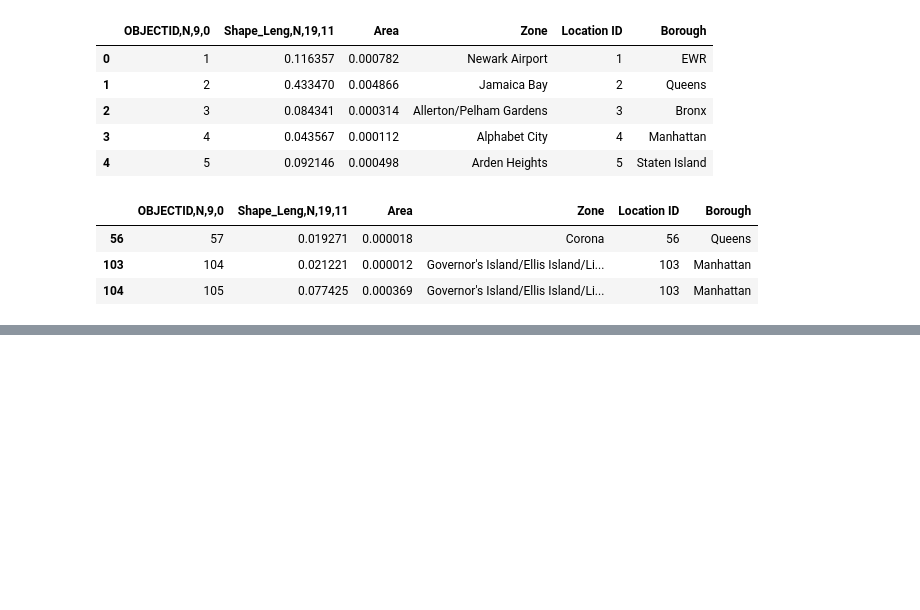
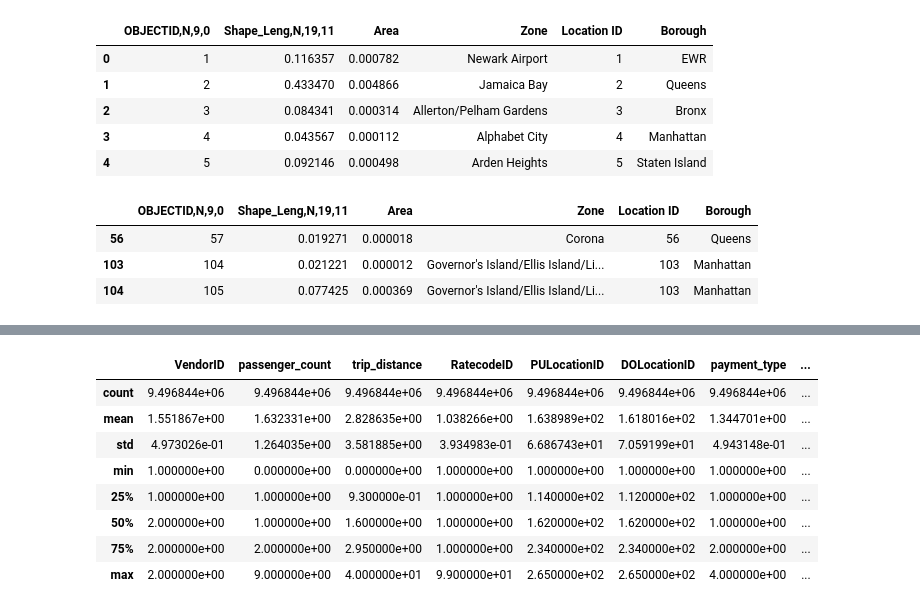
Before and after one commit to agentturbo1/Crazy-Taxi-IRL, a Jupyter notebook: Cleaning and Location Prediction Modeling.ipynb, the cells around one changed output, grey strips where cells are left out. Drawn from its saved outputs; the diff is of its cells as text; code cells hidden in the pictures; blank space fills up the shorter version.

```diff
--- a/Cleaning and Location Prediction Modeling.ipynb
+++ b/Cleaning and Location Prediction Modeling.ipynb
@@ -51,0 +145,12 @@ zone_df.reset_index()
+# %%
+yellow_data.describe()
+# %% [output]
+|  | VendorID | passenger_count | trip_distance | RatecodeID | PULocationID | DOLocationID | payment_type | ... |
+| count | 9.496844e+06 | 9.496844e+06 | 9.496844e+06 | 9.496844e+06 | 9.496844e+06 | 9.496844e+06 | 9.496844e+06 | ... |
+| mean | 1.551867e+00 | 1.632331e+00 | 2.828635e+00 | 1.038266e+00 | 1.638989e+02 | 1.618016e+02 | 1.344701e+00 | ... |
+| std | 4.973026e-01 | 1.264035e+00 | 3.581885e+00 | 3.934983e-01 | 6.686743e+01 | 7.059199e+01 | 4.943148e-01 | ... |
+| min | 1.000000e+00 | 0.000000e+00 | 0.000000e+00 | 1.000000e+00 | 1.000000e+00 | 1.000000e+00 | 1.000000e+00 | ... |
+| 25% | 1.000000e+00 | 1.000000e+00 | 9.300000e-01 | 1.000000e+00 | 1.140000e+02 | 1.120000e+02 | 1.000000e+00 | ... |
+| 50% | 2.000000e+00 | 1.000000e+00 | 1.600000e+00 | 1.000000e+00 | 1.620000e+02 | 1.620000e+02 | 1.000000e+00 | ... |
+| 75% | 2.000000e+00 | 2.000000e+00 | 2.950000e+00 | 1.000000e+00 | 2.340000e+02 | 2.340000e+02 | 2.000000e+00 | ... |
+| max | 2.000000e+00 | 9.000000e+00 | 4.000000e+01 | 9.900000e+01 | 2.650000e+02 | 2.650000e+02 | 4.000000e+00 | ... |
```
Also changed, not shown: parts of 35 cells of this notebook, 1 other file.
